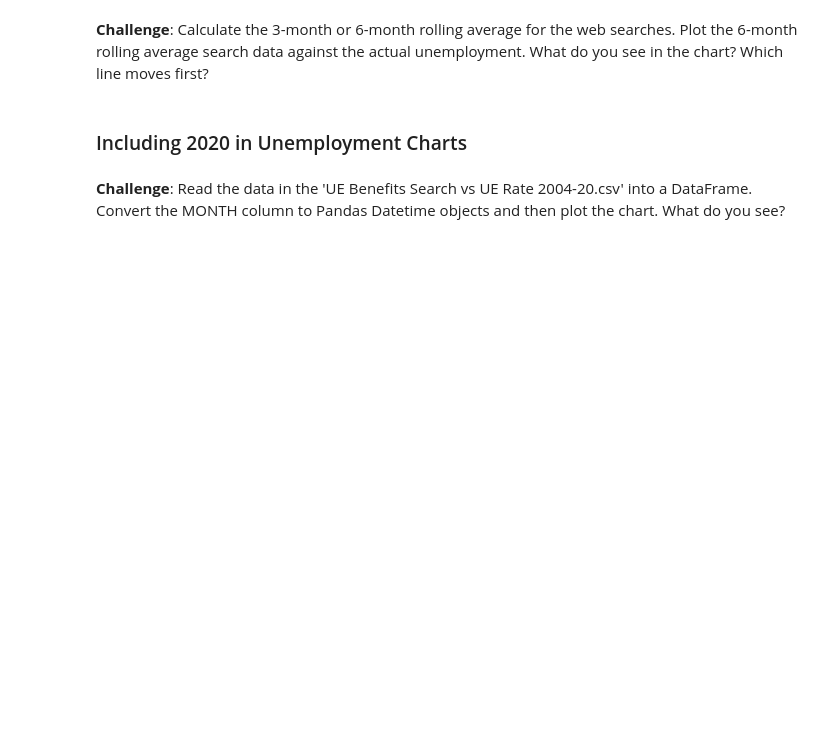
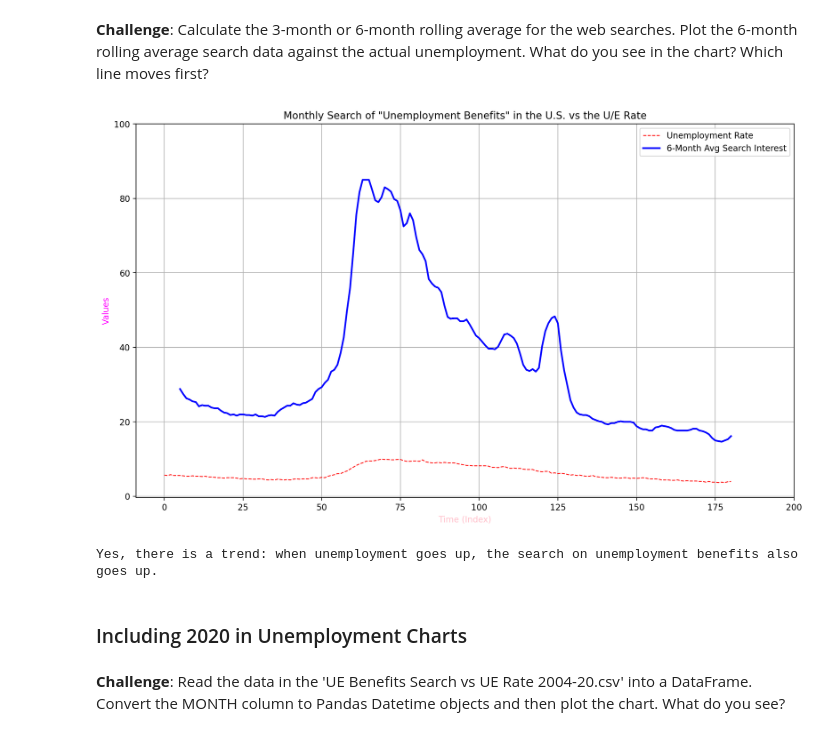
Before and after one commit to Aman88600/100-days-of-code, a Jupyter notebook: Day_75/Google Trends Data Viz (start)/Google Trends and Data Visualisation (start).ipynb, the cells around one changed output. Drawn from its saved outputs; the diff is of its cells as text; code cells hidden in the pictures; blank space fills up the shorter version.

```diff
--- a/Day_75/Google Trends Data Viz (start)/Google Trends and Data Visualisation (start).ipynb
+++ b/Day_75/Google Trends Data Viz (start)/Google Trends and Data Visualisation (start).ipynb
@@ -314,5 +361,53 @@ How to add tick formatting for dates on the x-axis.
 # %% [markdown]
 **Challenge**: Calculate the 3-month or 6-month rolling average for the web searches. Plot the 6-month rolling average search data against the actual unemployment. What do you see in the chart? Which line moves first?
+# %%
+import numpy as np
+from matplotlib.pyplot import figure
+import matplotlib.pyplot as plt
+
+# Ensure column names are clean
+df_unemployment.columns = df_unemployment.columns.str.strip()
+
+# Compute the 6-month rolling average
+df_unemployment['6M_ROLLING_AVG_SEARCH'] = df_unemployment['UE_BENEFITS_WEB_SEARCH'].rolling(window=6).mean()
+
+# Extract data to NumPy arrays
+btc_stock_price = np.array(df_unemployment['UNRATE'])                         # Unemployment rate
+btc_web_search = np.array(df_unemployment['UE_BENEFITS_WEB_SEARCH'])         # Raw search data
+rolling_search = np.array(df_unemployment['6M_ROLLING_AVG_SEARCH'])          # 6-month average
+
+# Create the figure
+figure(figsize=(14, 8), dpi=200)
+
+# Plot unemployment rate
+plt.plot(btc_stock_price, color='red', linewidth=1, linestyle='dashed', label='Unemployment Rate')
+
+# Plot 6-month rolling average of web search interest
+plt.plot(rolling_search, color='blue', linewidth=2, label='6-Month Avg Search Interest')
+
+# Titles and Labels
+plt.title('Monthly Search of "Unemployment Benefits" in the U.S. vs the U/E Rate')
+plt.xlabel('Time (Index)', color='pink', size=10)
+plt.ylabel('Values', color='magenta', size=10)
+
+# Grid
+plt.grid(True)
+
+# Axis limits (you can tune these if needed)
+plt.xlim(right=200)
+plt.ylim(top=100)
+
+# Legend
+plt.legend()
+
+# Show the plot
+plt.show()
+
+# Your interpretation statement
+print("Yes, there is a trend: when unemployment goes up, the search on unemployment benefits also goes up.")
+# %% [output]
+[figure, added]
+Yes, there is a trend: when unemployment goes up, the search on unemployment benefits also goes up.
 # %% [markdown]
 ### Including 2020 in Unemployment Charts
 # %% [markdown]
```
Also changed, not shown: parts of 6 cells of this notebook.
